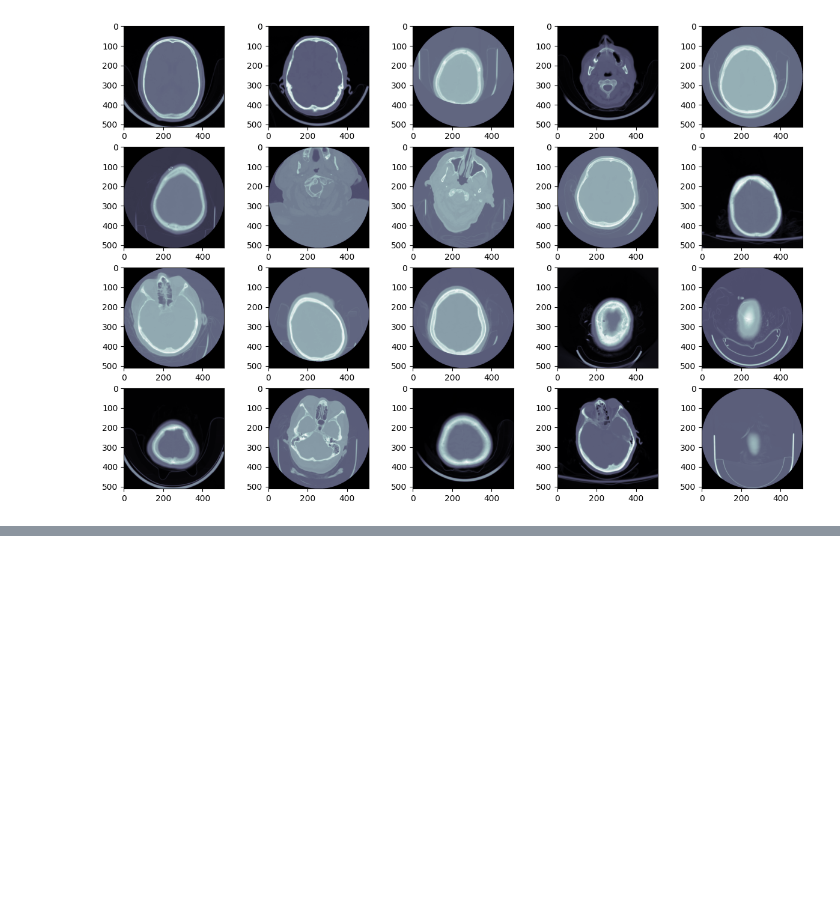
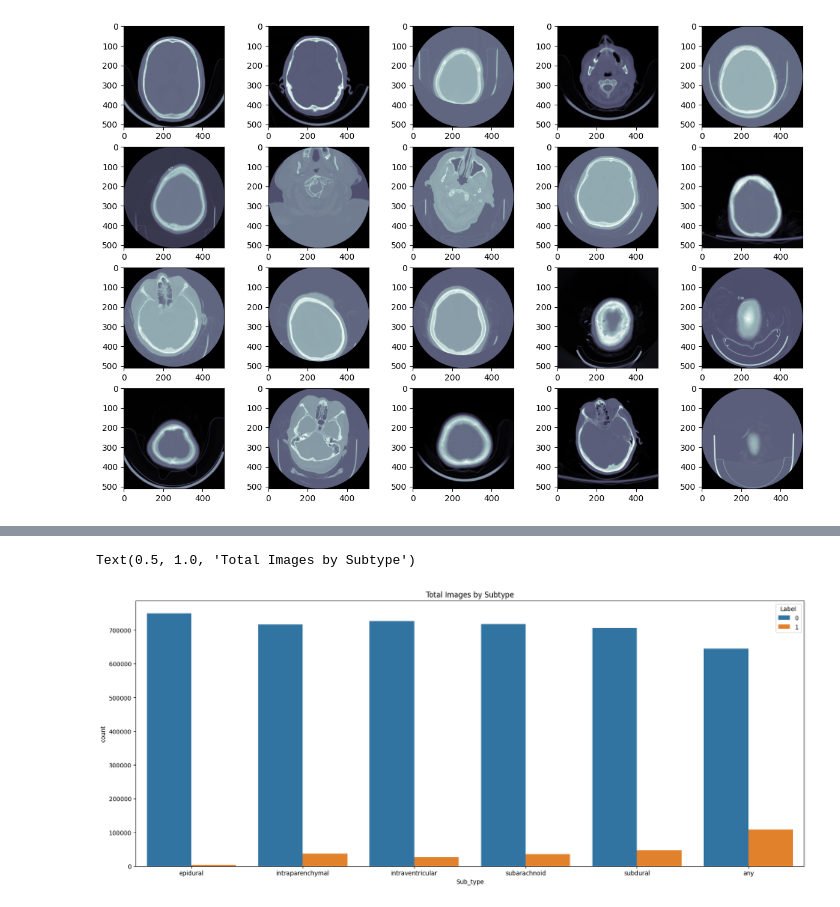
Before and after one commit to yaober/ml_course_project, a Jupyter notebook: eda.ipynb, the cells around one changed output, grey strips where cells are left out. Drawn from its saved outputs; the diff is of its cells as text; code cells hidden in the pictures; blank space fills up the shorter version.

```diff
--- a/eda.ipynb
+++ b/eda.ipynb
@@ -42,0 +90,3 @@ for i in range(1, columns*rows +1):
+# %%
+train['Sub_type'] = train['ID'].str.split("_", n = 3, expand = True)[2]
+train['PatientID'] = train['ID'].str.split("_", n = 3, expand = True)[1]
@@ -42,0 +102,9 @@ for i in range(1, columns*rows +1):
+# %%
+fig=plt.figure(figsize=(20, 8))
+
+sns.countplot(x="Sub_type", hue="Label", data=train)
+
+plt.title("Total Images by Subtype")
+# %% [output]
+Text(0.5, 1.0, 'Total Images by Subtype')
+[figure, added]
```
Also changed, not shown: parts of 26 cells of this notebook, 6 other files.
